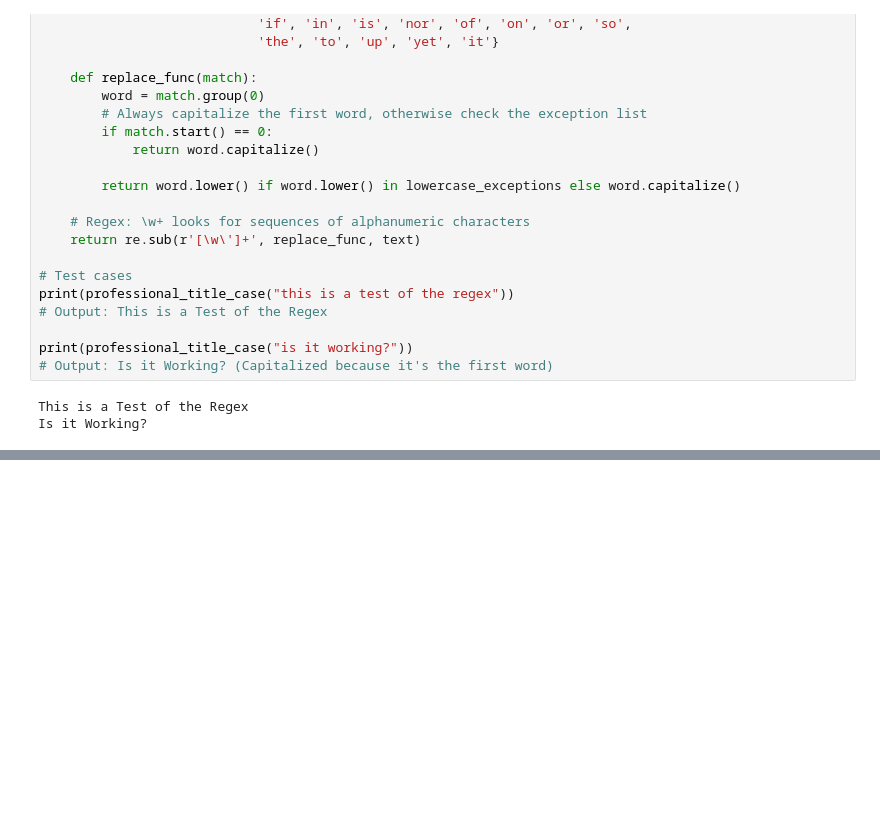
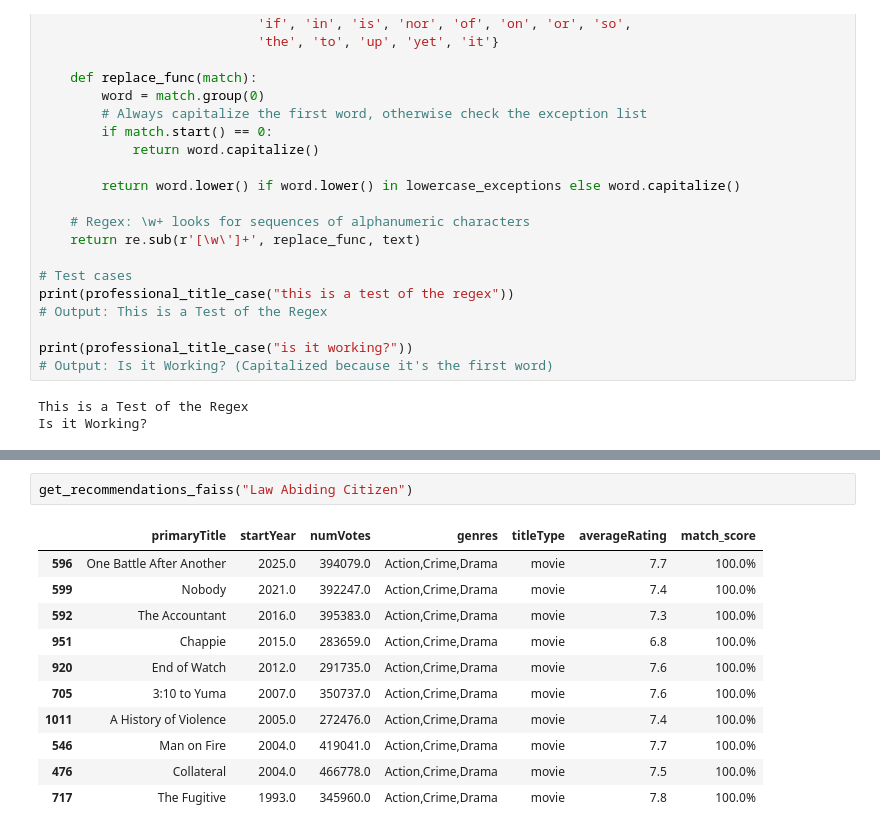
Before and after one commit to lewinskie254/movie-recommender, a Jupyter notebook: movie_dataset.ipynb, the cells around one changed output, grey strips where cells are left out. Drawn from its saved outputs; the diff is of its cells as text; blank space fills up the shorter version.

```diff
--- a/movie_dataset.ipynb
+++ b/movie_dataset.ipynb
@@ -661,0 +534,14 @@ get_recommendations_faiss("Django unchained")
+# %%
+get_recommendations_faiss("Law Abiding Citizen")
+# %% [output]
+|  | primaryTitle | startYear | numVotes | genres | titleType | averageRating | match_score |
+| 596 | One Battle After Another | 2025.0 | 394079.0 | Action,Crime,Drama | movie | 7.7 | 100.0% |
+| 599 | Nobody | 2021.0 | 392247.0 | Action,Crime,Drama | movie | 7.4 | 100.0% |
+| 592 | The Accountant | 2016.0 | 395383.0 | Action,Crime,Drama | movie | 7.3 | 100.0% |
+| 951 | Chappie | 2015.0 | 283659.0 | Action,Crime,Drama | movie | 6.8 | 100.0% |
+| 920 | End of Watch | 2012.0 | 291735.0 | Action,Crime,Drama | movie | 7.6 | 100.0% |
+| 705 | 3:10 to Yuma | 2007.0 | 350737.0 | Action,Crime,Drama | movie | 7.6 | 100.0% |
+| 1011 | A History of Violence | 2005.0 | 272476.0 | Action,Crime,Drama | movie | 7.4 | 100.0% |
+| 546 | Man on Fire | 2004.0 | 419041.0 | Action,Crime,Drama | movie | 7.7 | 100.0% |
+| 476 | Collateral | 2004.0 | 466778.0 | Action,Crime,Drama | movie | 7.5 | 100.0% |
+| 717 | The Fugitive | 1993.0 | 345960.0 | Action,Crime,Drama | movie | 7.8 | 100.0% |
```
Also changed, not shown: parts of 13 cells of this notebook.
